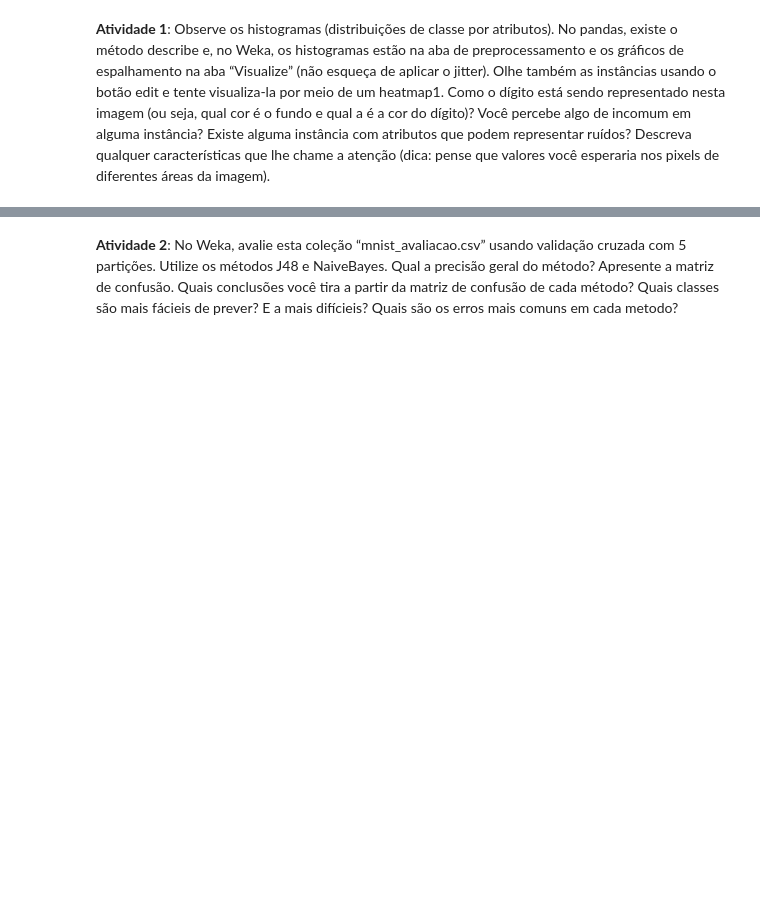
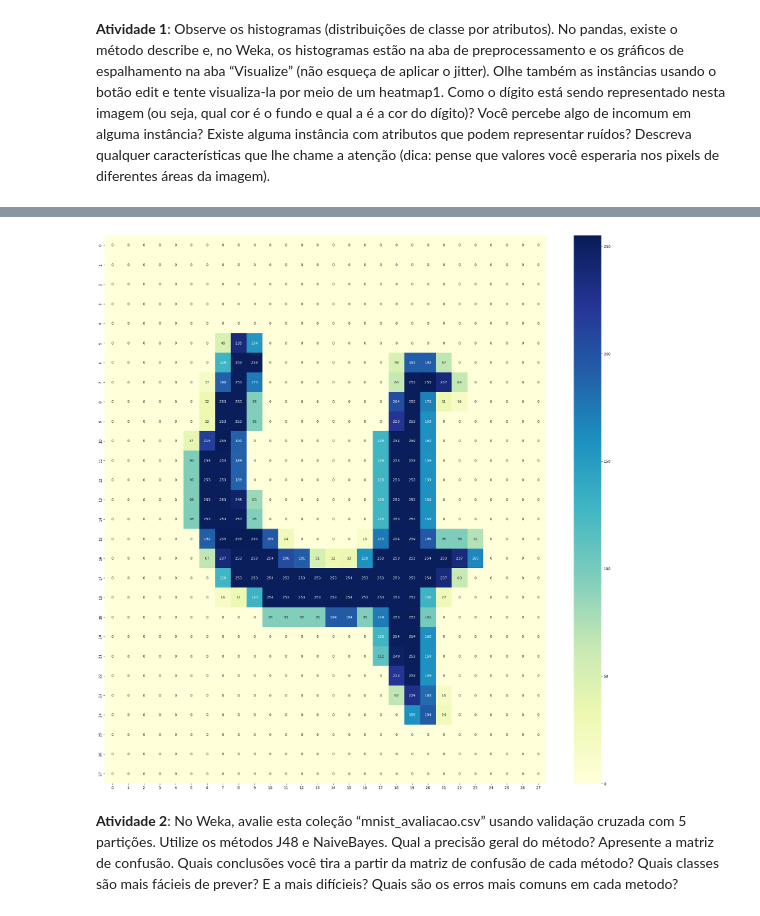
Before and after one commit to vnszero/machine-learning-algorithms, a Jupyter notebook: ap-de-maquina-cefetmg-optical-caracter-recognition/main.ipynb, the cells around one changed output, grey strips where cells are left out. Cells and saved outputs as stored; diff of their text form; code cells hidden in the pictures; blank space fills up the shorter version.

```diff
--- a/ap-de-maquina-cefetmg-optical-caracter-recognition/main.ipynb
+++ b/ap-de-maquina-cefetmg-optical-caracter-recognition/main.ipynb
@@ -13,3 +13,7 @@ Nesta prática será feita uma investigação sobre a base de dados, bem como id
 Sua primeira tarefa é aprender sobre a coleção e verificar ruídos nas mesmas
 # %% [markdown]
 **Atividade 1**: Observe os histogramas (distribuições de classe por atributos). No pandas, existe o método describe e, no Weka, os histogramas estão na aba de preprocessamento e os gráficos  de espalhamento na aba “Visualize” (não esqueça de aplicar o jitter). Olhe também as instâncias usando o botão edit e tente visualiza-la por meio de um heatmap1. Como o dígito está sendo representado nesta imagem (ou seja, qual cor é o fundo e qual a é a cor do dígito)? Você percebe algo de incomum em alguma instância? Existe alguma instância com atributos que podem representar ruídos? Descreva qualquer características que lhe chame a atenção (dica: pense que valores você esperaria nos pixels de diferentes áreas da imagem).
+# %%
+import pandas as pd
+all_data = pd.read_csv('mnist_avaliacao.csv', sep=',')
+test_data = pd.read_csv('mnist_teste.csv', sep=',')
@@ -16,3 +84,55 @@ Sua primeira tarefa é aprender sobre a coleção e verificar ruídos nas mesmas
+# %%
+# lets recover 1 line and try to draw
+
+import numpy as np
+import seaborn as sns
+import matplotlib.pyplot as plt
+
+# choose a number between 1 and 2050 to draw
+to_show = 210
+
+# define a matrix and rules
+line_breaker = 0
+square_reference = 28
+matrix_row = 0
+matrix = []
+matrix.append([])
+
+# pass through all_data
+for index, row in all_data.iterrows():
+
+    # the choosen one
+    if index == to_show:
+
+        # recover itens
+        for item in row:
+
+            # filter the y_class item
+            if matrix_row < square_reference:
+
+                # build matrix
+                matrix[matrix_row].append(item)
+                line_breaker += 1
+
+                # new line
+                if (line_breaker%square_reference == 0):
+                    matrix_row += 1
+
+                    # append new line except for the last one
+                    if matrix_row < square_reference:
+                        matrix.append([])
+
+                    line_breaker = 0
+
+        # No need to run iterrows until the end
+        break
+
+# heatmap plot of matrix
+plt.figure(figsize=(28, 28))
+sns.heatmap(matrix, annot=True, fmt="d", cmap="YlGnBu")
+plt.show()
+# %% [output]
+[figure, added]
 # %% [markdown]
 **Atividade 2**: No Weka, avalie esta coleção “mnist_avaliacao.csv” usando validação cruzada com 5 partições. Utilize os métodos J48 e NaiveBayes. Qual a precisão geral do método? Apresente a matriz de confusão. Quais conclusões você tira a partir da matriz de confusão de cada método? Quais classes são mais fácieis de prever? E a mais difícieis? Quais são os erros mais comuns em cada metodo?
 # %% [markdown]
```
Also changed, not shown: parts of 6 cells of this notebook, 2 other files.
